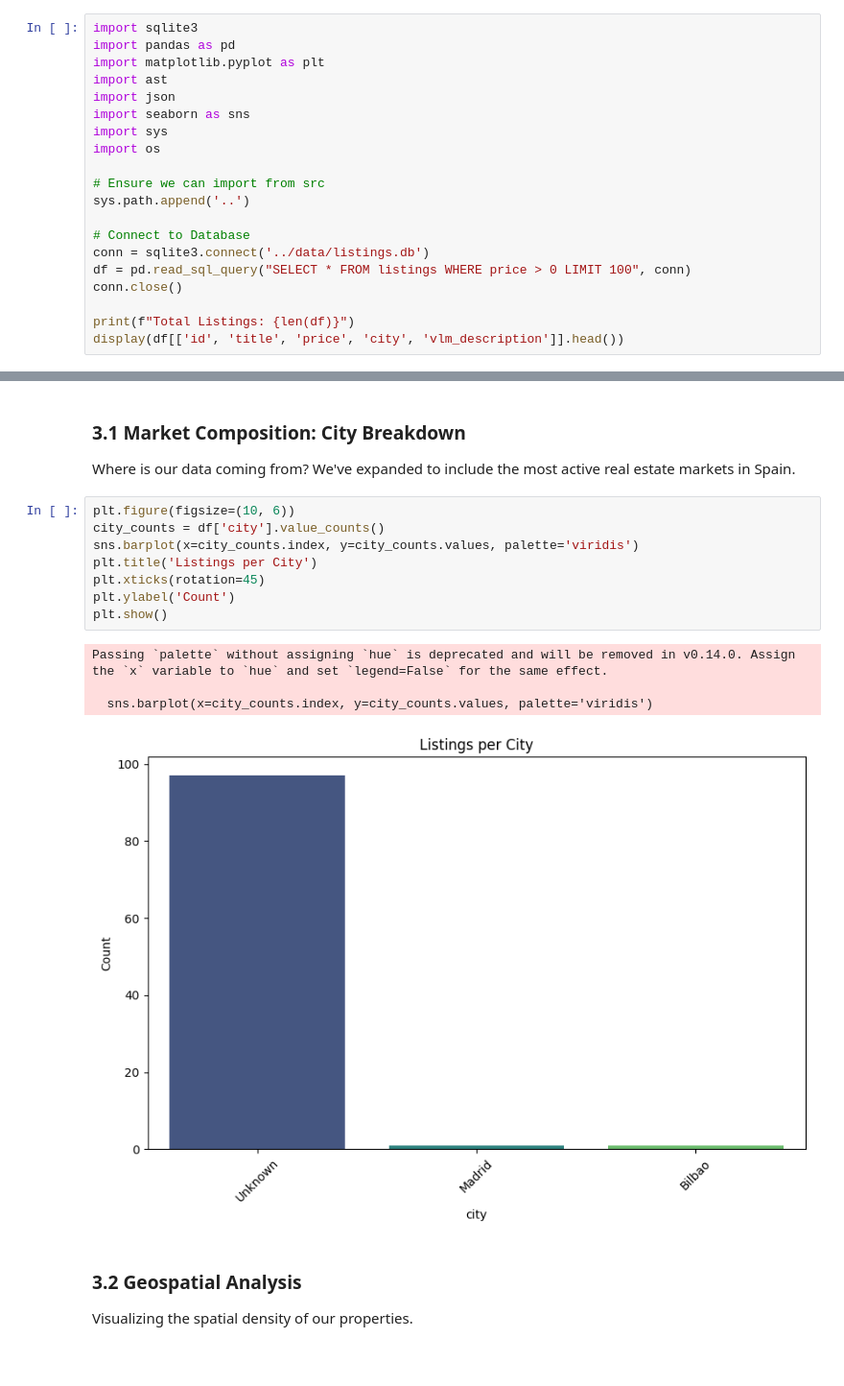
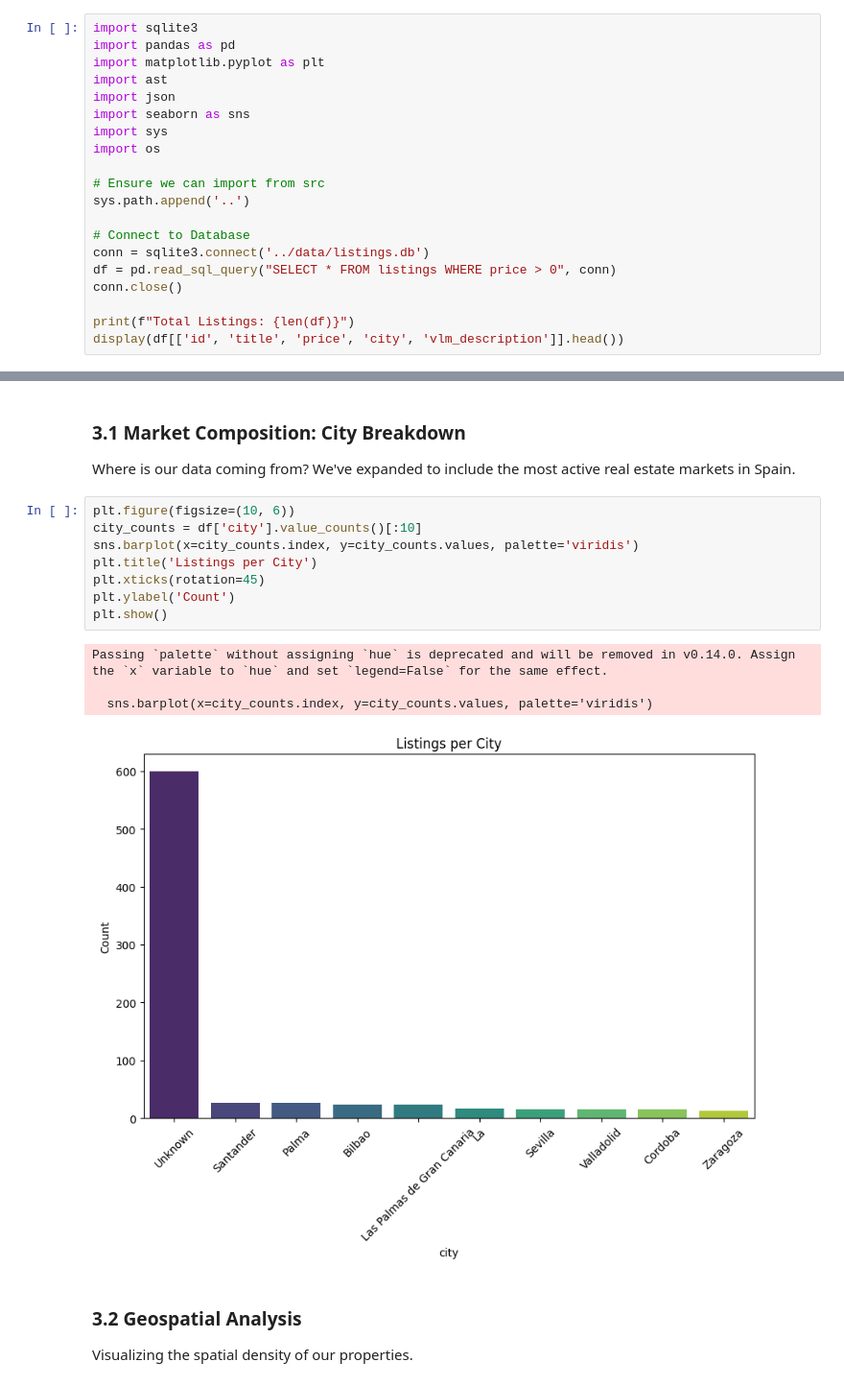
Before and after one commit to Nirtzur0/PropertyScanner, a Jupyter notebook: notebooks/project_overview.ipynb, the cells around one changed output, grey strips where cells are left out. Shown at 96% size. Cells and saved outputs as stored; diff of their text form; blank space fills up the shorter version.

```diff
--- a/notebooks/project_overview.ipynb
+++ b/notebooks/project_overview.ipynb
@@ -34,7 +34,7 @@ sys.path.append('..')
 
 # Connect to Database
 conn = sqlite3.connect('../data/listings.db')
-df = pd.read_sql_query("SELECT * FROM listings WHERE price > 0 LIMIT 100", conn)
+df = pd.read_sql_query("SELECT * FROM listings WHERE price > 0", conn)
 conn.close()
 
 print(f"Total Listings: {len(df)}")
@@ -52,17 +52,17 @@ Total Listings: 100
 Where is our data coming from? We've expanded to include the most active real estate markets in Spain.
 # %%
 plt.figure(figsize=(10, 6))
-city_counts = df['city'].value_counts()
+city_counts = df['city'].value_counts()[:10]
 sns.barplot(x=city_counts.index, y=city_counts.values, palette='viridis')
 plt.title('Listings per City')
 plt.xticks(rotation=45)
 plt.ylabel('Count')
 plt.show()
 # %% [output]
 Passing `palette` without assigning `hue` is deprecated and will be removed in v0.14.0. Assign the `x` variable to `hue` and set `legend=False` for the same effect.
 
   sns.barplot(x=city_counts.index, y=city_counts.values, palette='viridis')
-[figure, old version]
+[figure, new version]
 # %% [markdown]
 ### 3.2 Geospatial Analysis
 Visualizing the spatial density of our properties.
```
Also changed, not shown: parts of 7 cells of this notebook, 14 other files.
